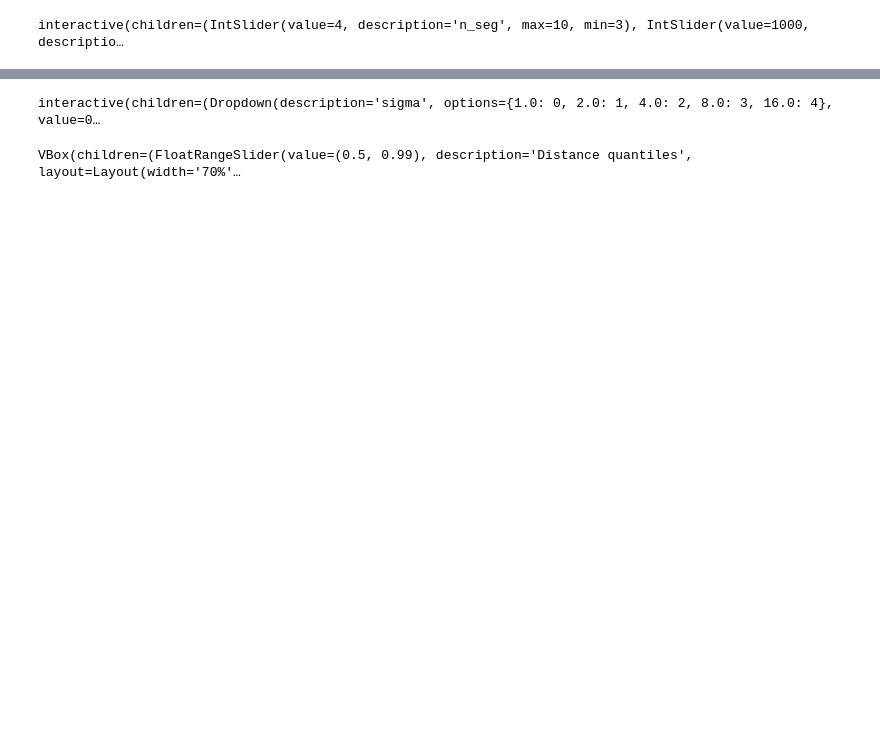
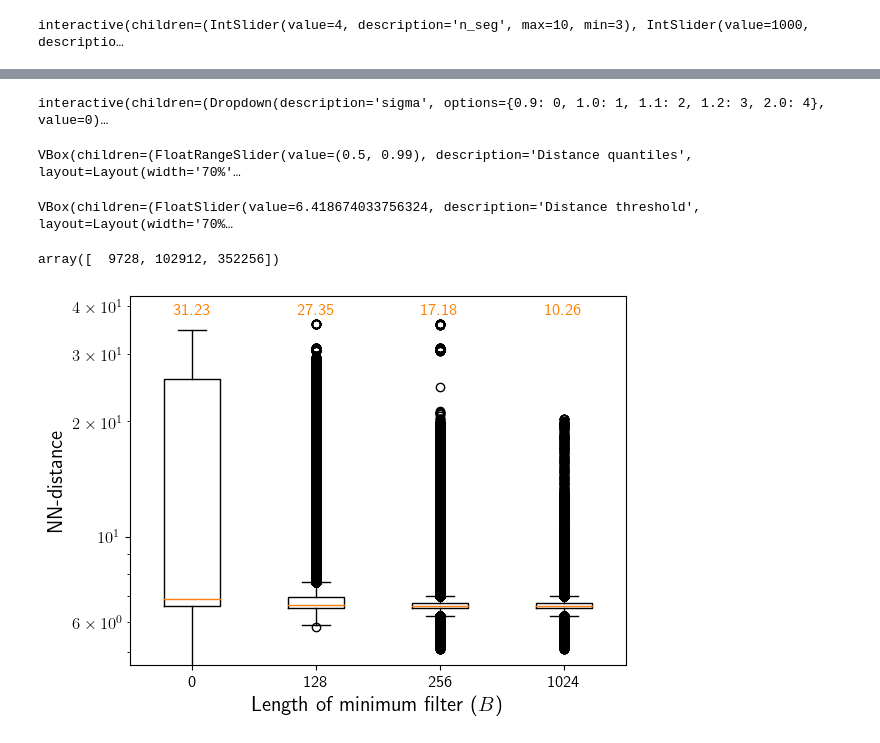
Before and after one commit to cniel-ud/qsmp, a Jupyter notebook: notebooks/morlet.ipynb, the cells around one changed output, grey strips where cells are left out. Drawn from its saved outputs; the diff is of its cells as text; code cells hidden in the pictures; blank space fills up the shorter version.

```diff
--- a/notebooks/morlet.ipynb
+++ b/notebooks/morlet.ipynb
@@ -37,20 +64,68 @@ plt.tight_layout(h_pad=0, pad=0.9)
 # %%
-in_file = Path('../results/morlet/qsmp_m-512_sigma-1.0_2.0_4.0_8.0_16.0_rect-50_minfilt-128.npz')
+in_file = Path('../results/morlet/qsmp_m-512_sigma-0.9_1.0_1.1_1.2_2.0_rect-50_minfilt-256.npz')
 with np.load(in_file) as data:
     density = data['density'].T
     NNdist = data['profile'].T
     NNindex = data['indices'].T
 # %%
-sigmas = [1.0, 2.0, 4.0, 8.0, 16.0]
+sigmas = sigmas = [0.9, 1.0, 1.1, 1.2, 2.0] #[1.0, 2.0, 4.0, 8.0, 16.0]
 sigmas = dict(zip(sigmas, np.arange(len(sigmas))))
 interact(
-    viz.show_density, density=fixed(density), sigma=sigmas, wave_len=fixed(wave_len), n_seg=(1, 10)
+    viz.show_density, density=fixed(density), sigma=sigmas, wave_len=fixed(wave_len), n_seg=(1, 100)
 );
 # %% [output]
-interactive(children=(Dropdown(description='sigma', options={1.0: 0, 2.0: 1, 4.0: 2, 8.0: 3, 16.0: 4}, value=0…
+interactive(children=(Dropdown(description='sigma', options={0.9: 0, 1.0: 1, 1.1: 2, 1.2: 3, 2.0: 4}, value=0)…
 # %%
 #XXX: This does NOT work on VS Code. It works fine on Chrome.
 apps.modes_across_maxdist(T, wave_len, density,
                           NNindex, NNdist, sigmas)
 # %% [output]
 VBox(children=(FloatRangeSlider(value=(0.5, 0.99), description='Distance quantiles', layout=Layout(width='70%'…
+# %%
+apps.modes_across_sigma(T, wave_len, density, NNindex, NNdist, list(sigmas.keys()))
+# %% [output]
+VBox(children=(FloatSlider(value=6.418674033756324, description='Distance threshold', layout=Layout(width='70%…
+# %%
+mat_file = Path('../data/morlet/morlet_signal.mat')
+with mat_file.open('wb') as f:
+    savemat(f, dict(T=T, fs=fs, wave_len=wave_len, freq=freq, SNRdB=SNRdB))
+# %%
+(freq==100).nonzero()[0]*wave_len
+# %% [output]
+array([  9728, 102912, 352256])
+# %%
+files = [
+    Path('../results/morlet/qsmp_m512_sigma1.0_2.0_4.0_8.0_16.0_rect-50.npz'),
+    Path('../results/morlet/qsmp_m-512_sigma-0.9_1.0_1.1_1.2_2.0_rect-50_minfilt-128.npz'),
+    Path('../results/morlet/qsmp_m-512_sigma-0.9_1.0_1.1_1.2_2.0_rect-50_minfilt-256.npz'),
+    Path('../results/morlet/qsmp_m-512_sigma-0.9_1.0_1.1_1.2_2.0_rect-50_minfilt-1024.npz')
+]
+
+i_sigma = [0, 1, 1, 1]
+density_list = [0] * 4
+NNdist_list = [0] * 4
+NNindex_list = [0] * 4
+
+for i in range(4):
+    with np.load(files[i]) as data:
+        density_list[i] = data['density'][:, i_sigma[i]]
+        NNdist_list[i] = data['profile'][:, i_sigma[i]]
+        NNindex_list[i] = data['indices'][:, i_sigma[i]]
+# %%
+minFilt_len_labels = ['0', '128', '256', '1024']
+quantiles = [np.quantile(NNdist_list[i], .999) for i in range(4)]
+data = np.vstack(NNdist_list).T
+fig, ax = plt.subplots()
+ax.boxplot(data);
+ax.set_yscale('log')
+ax.set_xticks(np.arange(1,5), minFilt_len_labels)
+ax.set_xlabel('Length of minimum filter ($B$)', fontsize=15)
+ax.set_ylabel('NN-distance', fontsize=15)
+for i, q in enumerate(quantiles):
+    ax.annotate(f"{q:.2f}", xy=(i+.85, data.max()+2), color='#ff7f00', weight='extra bold')
+ylim = ax.get_ylim()
+ax.set_ylim([ylim[0], ylim[1]+3])
+fpath = img_dir.joinpath('minFilt_NNdist_boxplot.pdf')
+plt.savefig(fpath, bbox_inches='tight', pad_inches=0)
+# %% [output]
+[figure, added]
```
Also changed, not shown: parts of 14 cells of this notebook.
